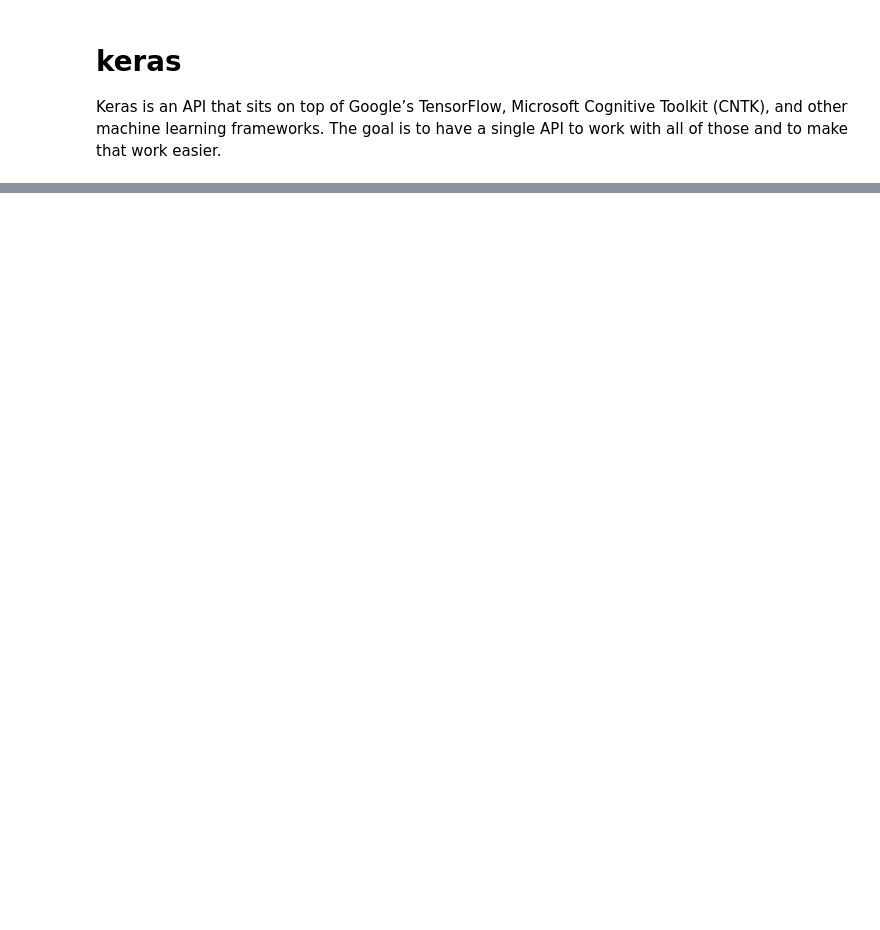
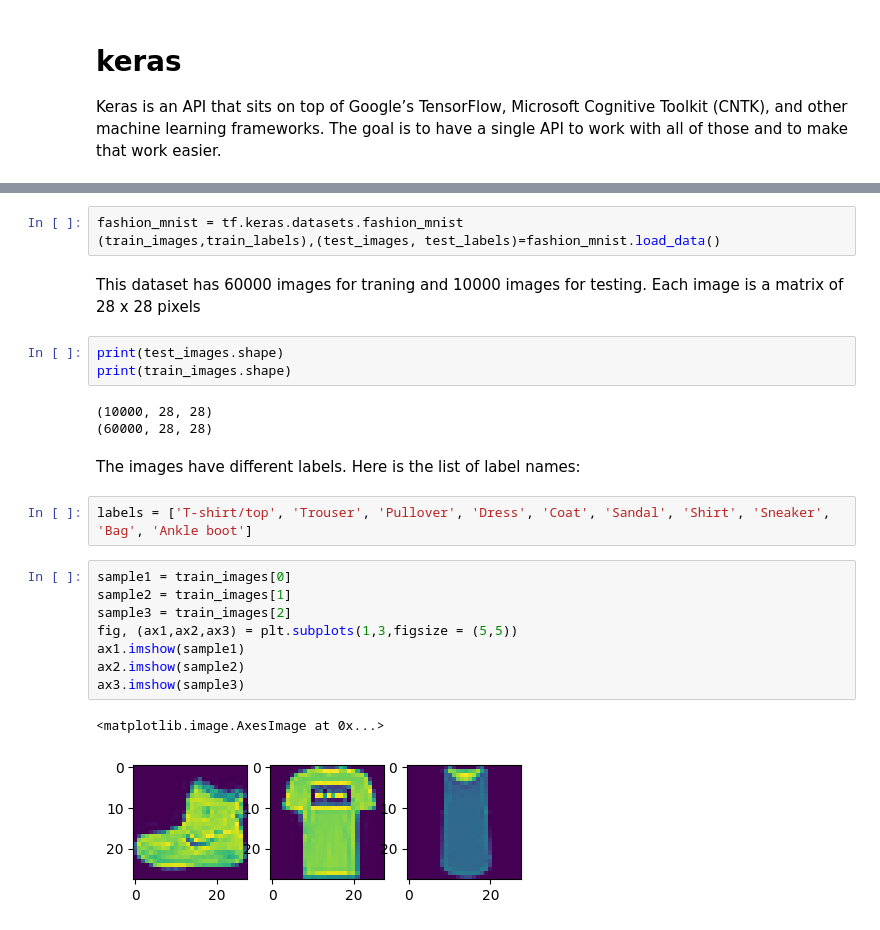
Before and after one commit to atoraby/Neural-networks, a Jupyter notebook: NeuralNetworks.ipynb, the cells around one changed output, grey strips where cells are left out. Saved outputs shown, nothing was run; the diff lists cells and outputs as text; blank space fills up the shorter version.

```diff
--- a/NeuralNetworks.ipynb
+++ b/NeuralNetworks.ipynb
@@ -62,0 +138,26 @@ import matplotlib as plt
+# %%
+fashion_mnist = tf.keras.datasets.fashion_mnist
+(train_images,train_labels),(test_images, test_labels)=fashion_mnist.load_data()
+# %% [markdown]
+This dataset has 60000 images for traning and 10000 images for testing. Each image is a matrix of 28 x 28 pixels
+# %%
+print(test_images.shape)
+print(train_images.shape)
+# %% [output]
+(10000, 28, 28)
+(60000, 28, 28)
+# %% [markdown]
+The images have different labels. Here is the list of label names:
+# %%
+labels = ['T-shirt/top', 'Trouser', 'Pullover', 'Dress', 'Coat', 'Sandal', 'Shirt', 'Sneaker', 'Bag', 'Ankle boot']
+# %%
+sample1 = train_images[0]
+sample2 = train_images[1]
+sample3 = train_images[2]
+fig, (ax1,ax2,ax3) = plt.subplots(1,3,figsize = (5,5))
+ax1.imshow(sample1)
+ax2.imshow(sample2)
+ax3.imshow(sample3)
+# %% [output]
+<matplotlib.image.AxesImage at 0x...>
+[figure, added]
```
Also changed, not shown: parts of 76 cells of this notebook, 1 other file.
